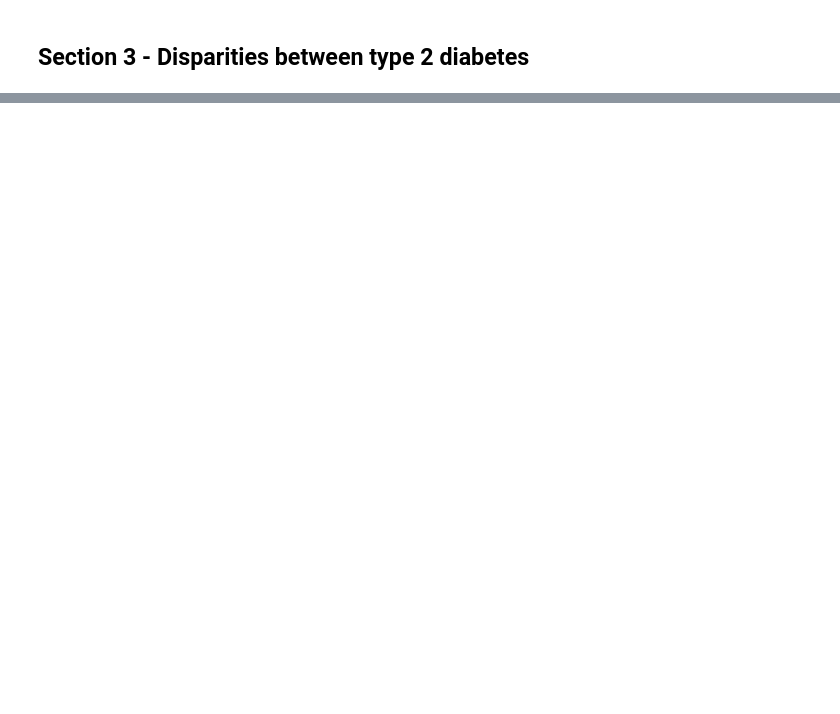
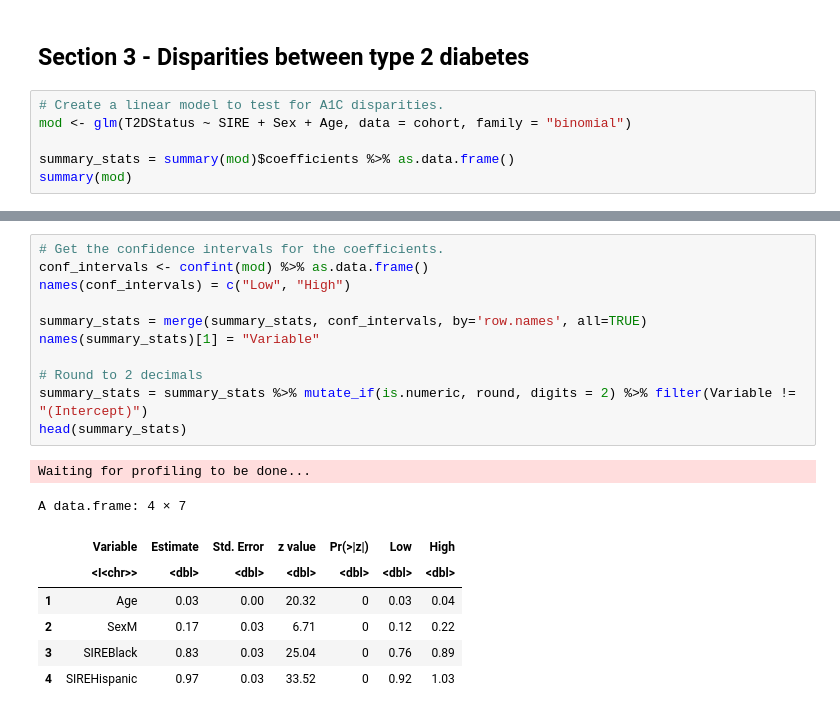
Before and after one commit to healthdisparities/SISG2024-Module4, a Jupyter notebook: Notebooks/Module4-Session4.ipynb, the cells around one changed output, grey strips where cells are left out. Saved outputs shown, nothing was run; the diff lists cells and outputs as text; blank space fills up the shorter version.

```diff
--- a/Notebooks/Module4-Session4.ipynb
+++ b/Notebooks/Module4-Session4.ipynb
@@ -210,2 +210,8 @@ display_png(file = "../ForestPlot.A1C.png")
 # %% [markdown]
 ## Section 3 - Disparities between type 2 diabetes
+# %%
+# Create a linear model to test for A1C disparities.
+mod <- glm(T2DStatus ~ SIRE + Sex + Age, data = cohort, family = "binomial")
+
+summary_stats = summary(mod)$coefficients %>% as.data.frame()
+summary(mod)
@@ -211,0 +236,20 @@ display_png(file = "../ForestPlot.A1C.png")
+# %%
+# Get the confidence intervals for the coefficients.
+conf_intervals <- confint(mod) %>% as.data.frame()
+names(conf_intervals) = c("Low", "High")
+
+summary_stats = merge(summary_stats, conf_intervals, by='row.names', all=TRUE)
+names(summary_stats)[1] = "Variable"
+
+# Round to 2 decimals
+summary_stats = summary_stats %>% mutate_if(is.numeric, round, digits = 2) %>% filter(Variable != "(Intercept)")
+head(summary_stats)
+# %% [output]
+Waiting for profiling to be done...
+A data.frame: 4 × 7
+|  | Variable | Estimate | Std. Error | z value | Pr(>|z|) | Low | High |
+|  | <I<chr>> | <dbl> | <dbl> | <dbl> | <dbl> | <dbl> | <dbl> |
+| 1 | Age | 0.03 | 0.00 | 20.32 | 0 | 0.03 | 0.04 |
+| 2 | SexM | 0.17 | 0.03 | 6.71 | 0 | 0.12 | 0.22 |
+| 3 | SIREBlack | 0.83 | 0.03 | 25.04 | 0 | 0.76 | 0.89 |
+| 4 | SIREHispanic | 0.97 | 0.03 | 33.52 | 0 | 0.92 | 1.03 |
```
Also changed, not shown: parts of 7 cells of this notebook.
